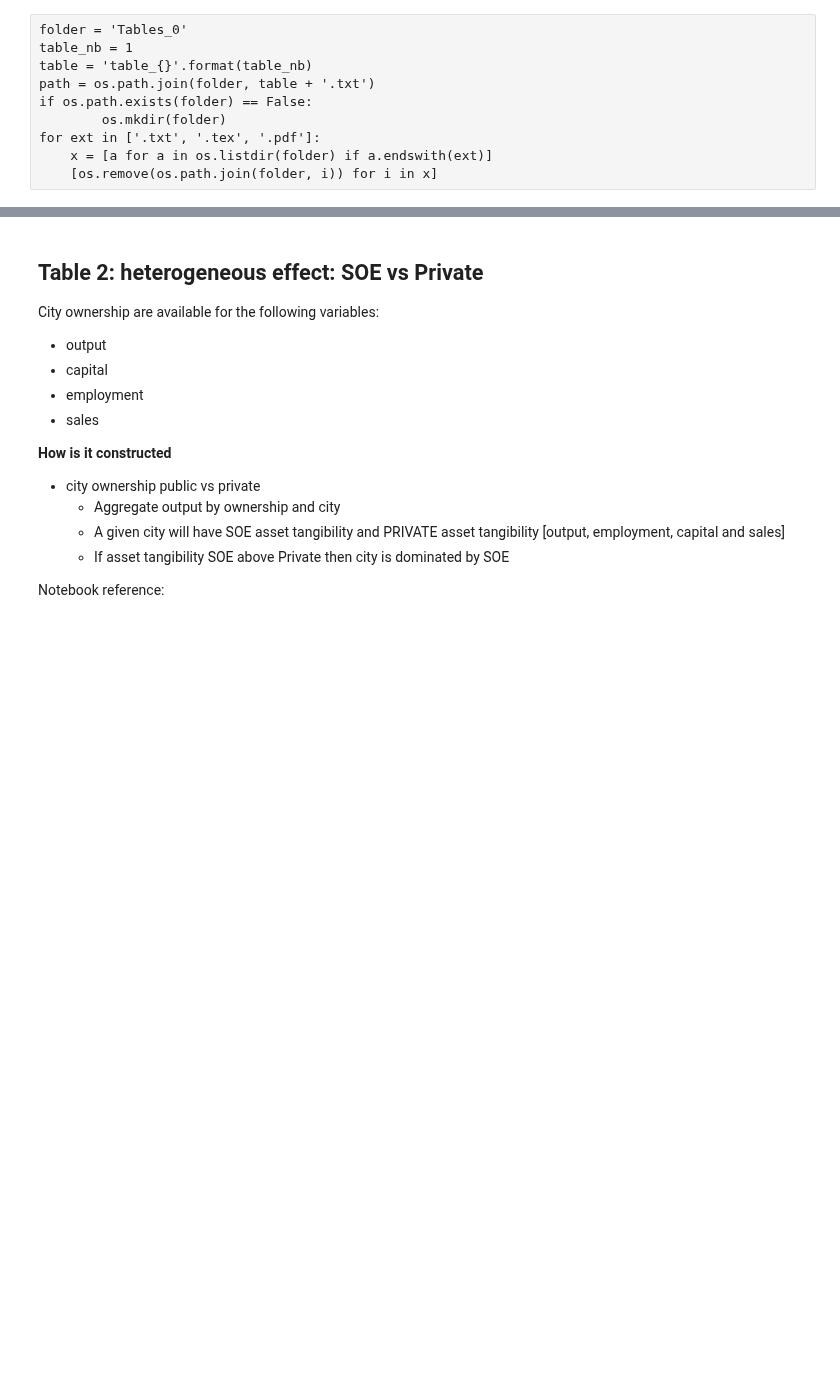
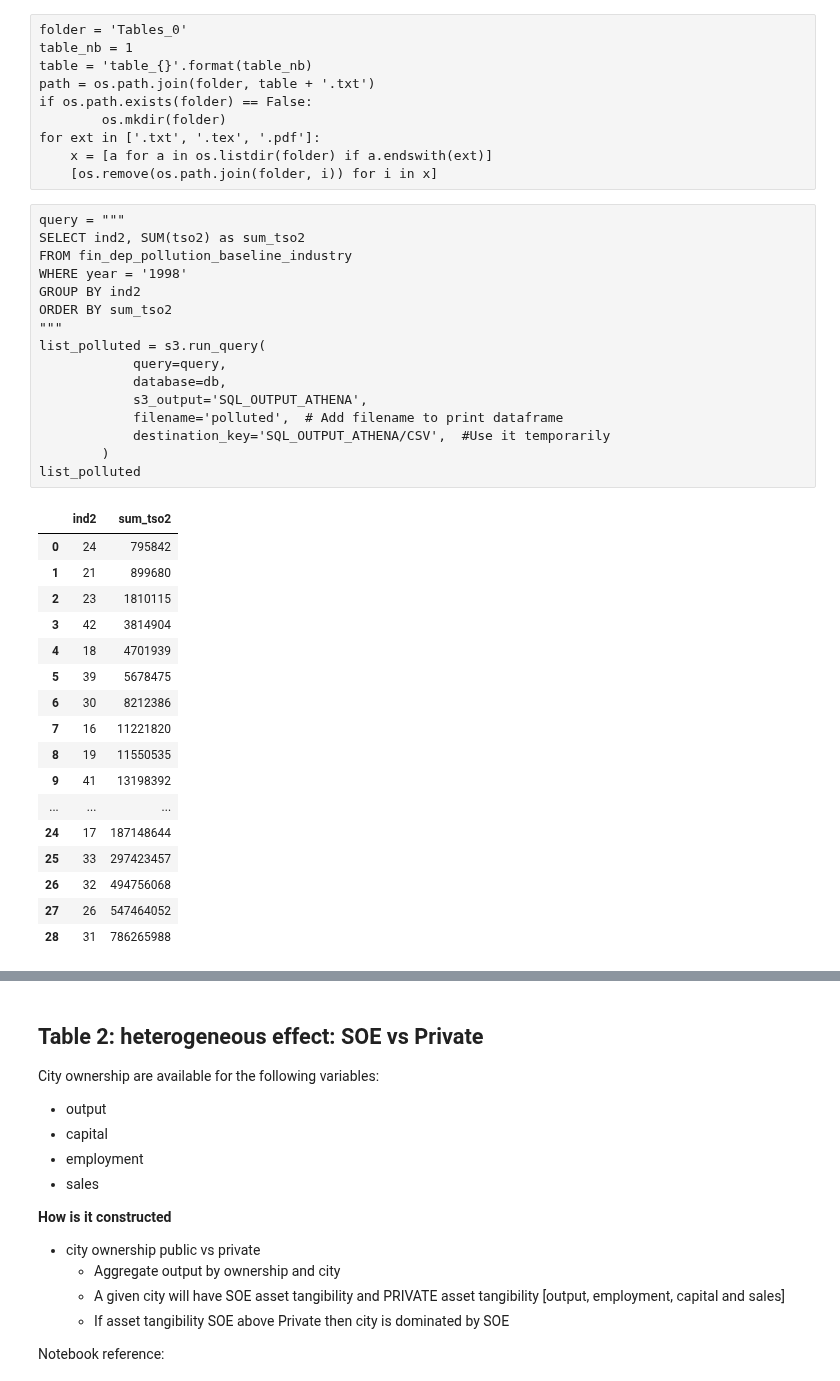
Before and after one commit to thomaspernet/pollution_credit_constraint, a Jupyter notebook: 02_data_analysis/01_model_estimation/01_credit_supply/00_credit_supply.ipynb, the cells around one changed output, grey strips where cells are left out. Saved outputs shown, nothing was run; the diff lists cells and outputs as text; blank space fills up the shorter version.

```diff
--- a/02_data_analysis/01_model_estimation/01_credit_supply/00_credit_supply.ipynb
+++ b/02_data_analysis/01_model_estimation/01_credit_supply/00_credit_supply.ipynb
@@ -499,5 +565,39 @@ if os.path.exists(folder) == False:
 for ext in ['.txt', '.tex', '.pdf']:
     x = [a for a in os.listdir(folder) if a.endswith(ext)]
     [os.remove(os.path.join(folder, i)) for i in x]
+# %%
+query = """
+SELECT ind2, SUM(tso2) as sum_tso2
+FROM fin_dep_pollution_baseline_industry
+WHERE year = '1998'
+GROUP BY ind2
+ORDER BY sum_tso2
+"""
+list_polluted = s3.run_query(
+            query=query,
+            database=db,
+            s3_output='SQL_OUTPUT_ATHENA',
+            filename='polluted',  # Add filename to print dataframe
+            destination_key='SQL_OUTPUT_ATHENA/CSV',  #Use it temporarily
+        )
+list_polluted
+# %% [output]
+|  | ind2 | sum_tso2 |
+| 0 | 24 | 795842 |
+| 1 | 21 | 899680 |
+| 2 | 23 | 1810115 |
+| 3 | 42 | 3814904 |
+| 4 | 18 | 4701939 |
+| 5 | 39 | 5678475 |
+| 6 | 30 | 8212386 |
+| 7 | 16 | 11221820 |
+| 8 | 19 | 11550535 |
+| 9 | 41 | 13198392 |
+| ... | ... | ... |
+| 24 | 17 | 187148644 |
+| 25 | 33 | 297423457 |
+| 26 | 32 | 494756068 |
+| 27 | 26 | 547464052 |
+| 28 | 31 | 786265988 |
 # %%
 %get path table
```
Also changed, not shown: parts of 31 cells of this notebook, 1 other file.
